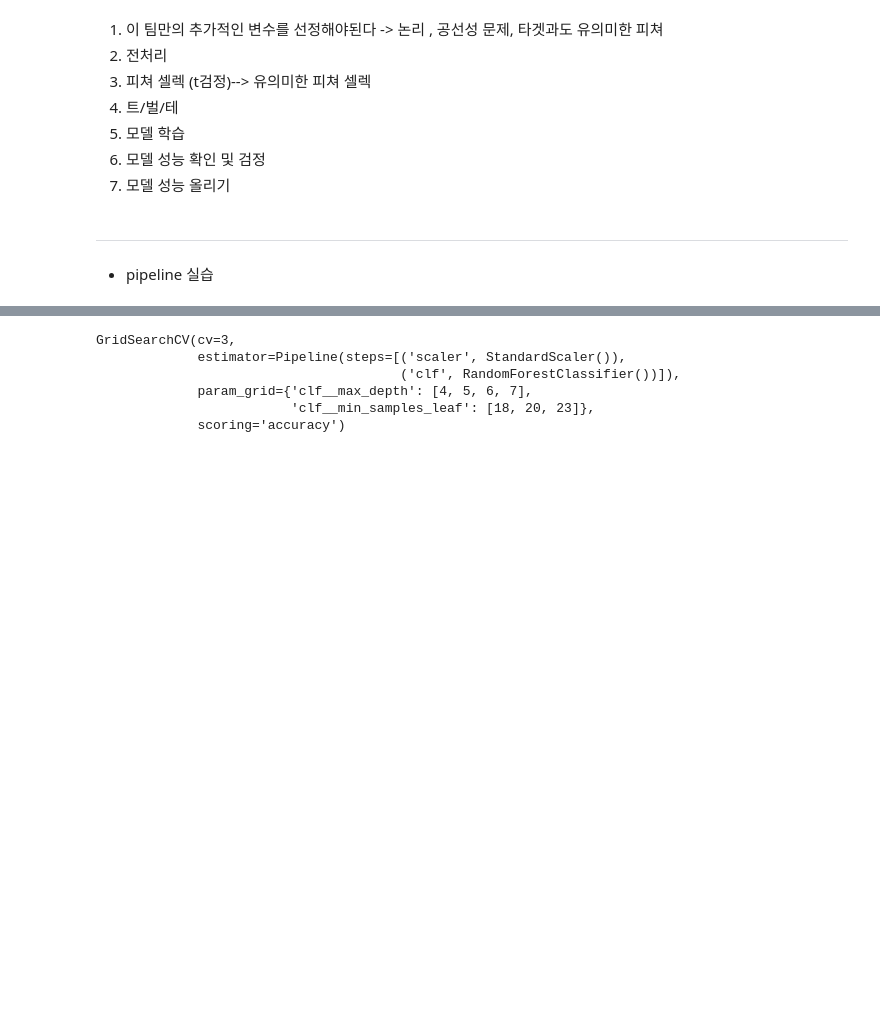
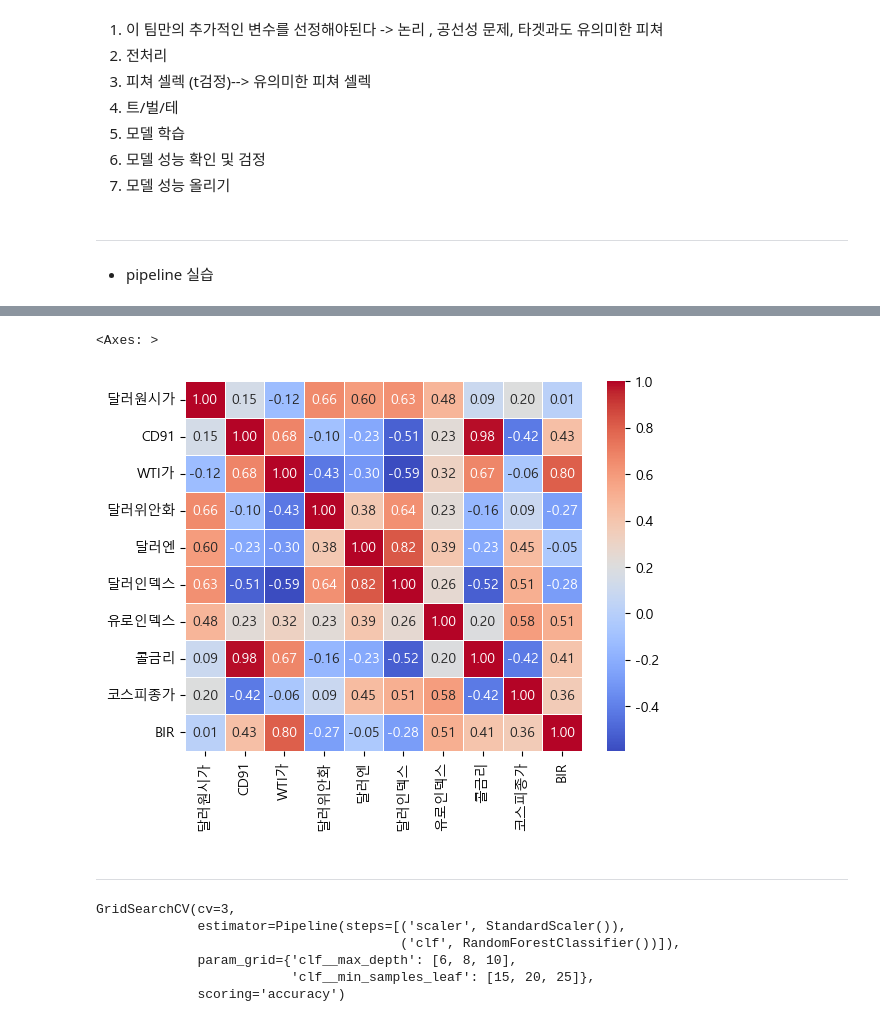
Before and after one commit to youngsang114/Tutoring, a Jupyter notebook: 해커톤/test.ipynb, the cells around one changed output, grey strips where cells are left out. Saved outputs shown, nothing was run; the diff lists cells and outputs as text; code cells hidden in the pictures; blank space fills up the shorter version.

```diff
--- a/해커톤/test.ipynb
+++ b/해커톤/test.ipynb
@@ -335,5 +416,15 @@ n_d[n_d['코스피종가'].isna()]
 # %%
 n_d['코스피종가'] = n_d['코스피종가'].fillna(method='bfill')
+# %%
+corr_data = n_d[[ '달러원시가', 'CD91', 'WTI가', '달러위안화', '달러엔', '달러인덱스',
+       '유로인덱스', '콜금리', '코스피종가', 'BIR']].corr()
+
+sns.heatmap(corr_data, annot=True, cmap='coolwarm', linewidths=.5, fmt='.2f')
+# %% [output]
+<Axes: >
+[figure, added]
+# %% [markdown]
+---
 # %%
 X= n_d.drop('target',axis=1)
 y= n_d['target']
@@ -346,9 +438,10 @@ from sklearn.preprocessing import StandardScaler
 from sklearn.ensemble import RandomForestClassifier
 
 pipeline = Pipeline([('scaler',StandardScaler()),( 'clf',RandomForestClassifier())])
+
 params = {
-    'clf__max_depth' : [4,5,6,7],
-    'clf__min_samples_leaf' : [18,20,23]
+    'clf__max_depth' : [6,8,10],
+    'clf__min_samples_leaf' : [15,20,25]
 }
 
 grid_model = GridSearchCV(estimator=pipeline , param_grid= params, cv=3, refit=True, scoring='accuracy')
@@ -357,8 +450,8 @@ grid_model.fit(X_trian,y_train)
 GridSearchCV(cv=3,
              estimator=Pipeline(steps=[('scaler', StandardScaler()),
                                        ('clf', RandomForestClassifier())]),
-             param_grid={'clf__max_depth': [4, 5, 6, 7],
-                         'clf__min_samples_leaf': [18, 20, 23]},
+             param_grid={'clf__max_depth': [6, 8, 10],
+                         'clf__min_samples_leaf': [15, 20, 25]},
              scoring='accuracy')
 # %%
 grid_model.best_params_
```
Also changed, not shown: parts of 23 cells of this notebook, 3 other files.
